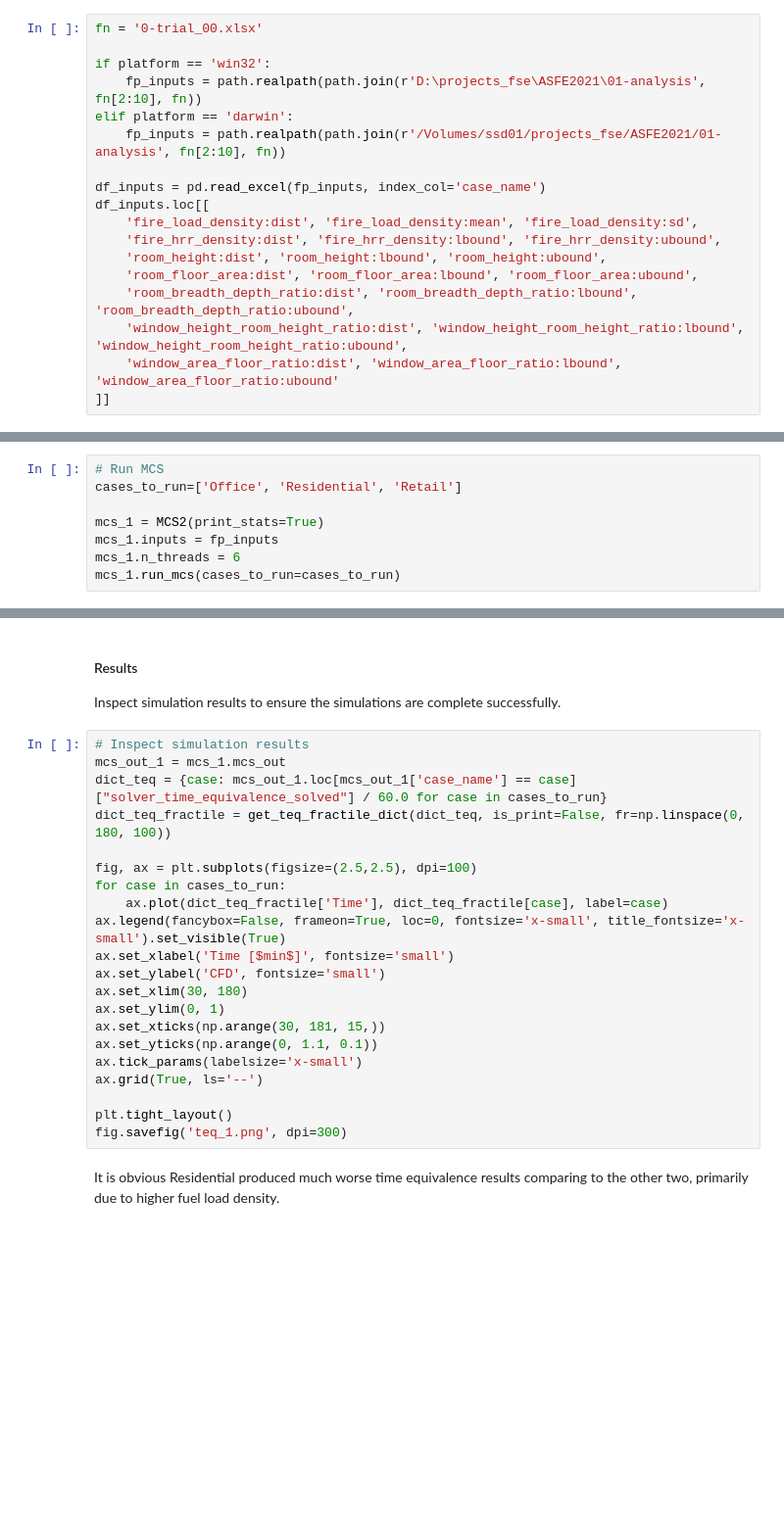
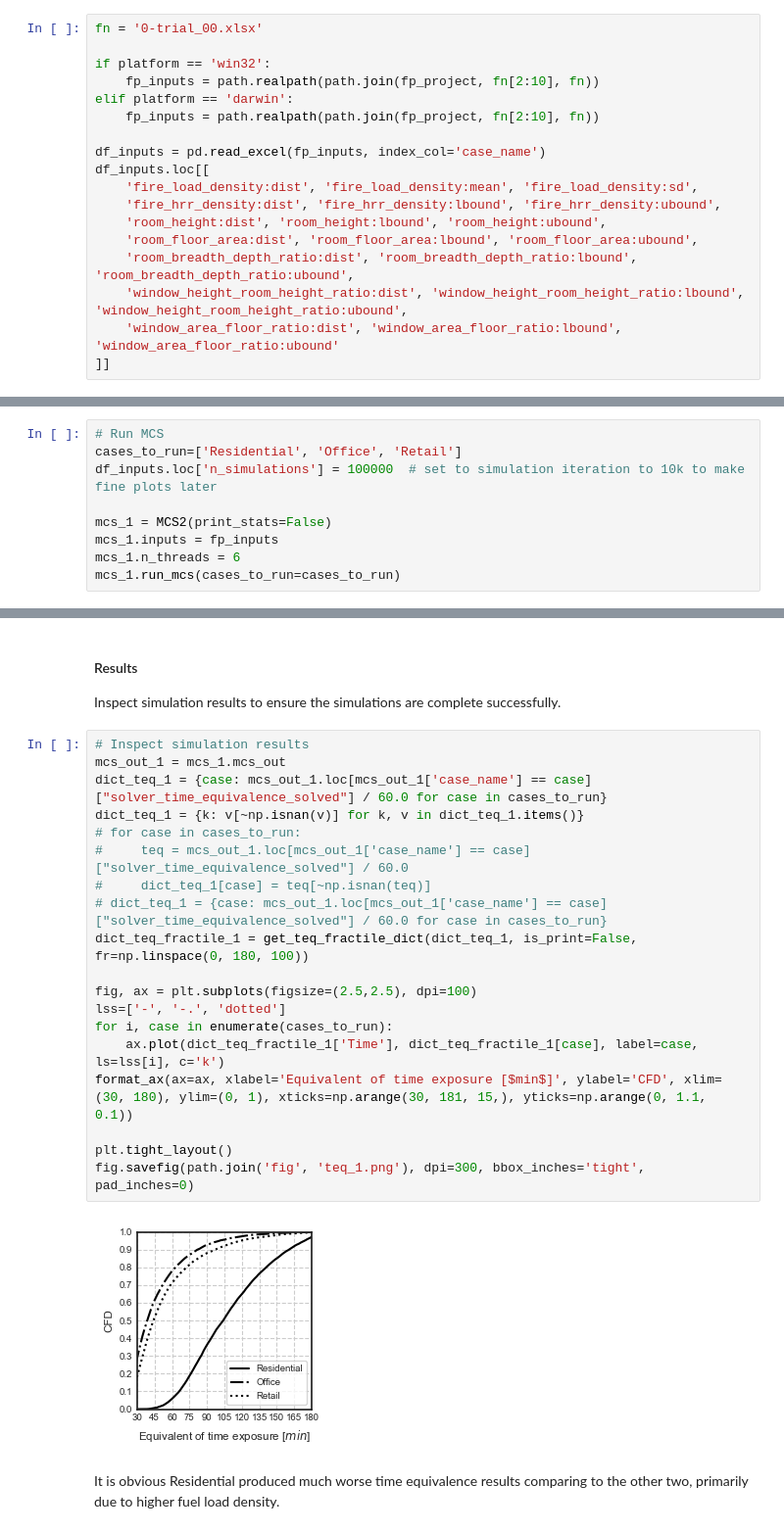
Before and after one commit to fsepy/SFEPRAPY, a Jupyter notebook: demos/asfe2021.ipynb, the cells around one changed output, grey strips where cells are left out. Shown at 98% size. Cells and saved outputs as stored; diff of their text form; blank space fills up the shorter version.

```diff
--- a/demos/asfe2021.ipynb
+++ b/demos/asfe2021.ipynb
@@ -81,9 +61,9 @@ The analysis is comprised of three cases: Office, Resiential and Retail. All inp
 fn = '0-trial_00.xlsx'
 
 if platform == 'win32':
-    fp_inputs = path.realpath(path.join(r'D:\projects_fse\ASFE2021\01-analysis', fn[2:10], fn))
+    fp_inputs = path.realpath(path.join(fp_project, fn[2:10], fn))
 elif platform == 'darwin':
-    fp_inputs = path.realpath(path.join(r'/Volumes/ssd01/projects_fse/ASFE2021/01-analysis', fn[2:10], fn))
+    fp_inputs = path.realpath(path.join(fp_project, fn[2:10], fn))
 
 df_inputs = pd.read_excel(fp_inputs, index_col='case_name')
 df_inputs.loc[[
@@ -99,9 +98,10 @@ df_inputs.loc[[
 #### Simulation
 # %%
 # Run MCS
-cases_to_run=['Office', 'Residential', 'Retail']
+cases_to_run=['Residential', 'Office', 'Retail']
+df_inputs.loc['n_simulations'] = 100000  # set to simulation iteration to 10k to make fine plots later
 
-mcs_1 = MCS2(print_stats=True)
+mcs_1 = MCS2(print_stats=False)
 mcs_1.inputs = fp_inputs
 mcs_1.n_threads = 6
 mcs_1.run_mcs(cases_to_run=cases_to_run)
@@ -112,24 +122,24 @@ Inspect simulation results to ensure the simulations are complete successfully.
 # %%
 # Inspect simulation results
 mcs_out_1 = mcs_1.mcs_out
-dict_teq = {case: mcs_out_1.loc[mcs_out_1['case_name'] == case]["solver_time_equivalence_solved"] / 60.0 for case in cases_to_run}
-dict_teq_fractile = get_teq_fractile_dict(dict_teq, is_print=False, fr=np.linspace(0, 180, 100))
+dict_teq_1 = {case: mcs_out_1.loc[mcs_out_1['case_name'] == case]["solver_time_equivalence_solved"] / 60.0 for case in cases_to_run}
+dict_teq_1 = {k: v[~np.isnan(v)] for k, v in dict_teq_1.items()}
+# for case in cases_to_run:
+#     teq = mcs_out_1.loc[mcs_out_1['case_name'] == case]["solver_time_equivalence_solved"] / 60.0
+#     dict_teq_1[case] = teq[~np.isnan(teq)]
+# dict_teq_1 = {case: mcs_out_1.loc[mcs_out_1['case_name'] == case]["solver_time_equivalence_solved"] / 60.0 for case in cases_to_run}
+dict_teq_fractile_1 = get_teq_fractile_dict(dict_teq_1, is_print=False, fr=np.linspace(0, 180, 100))
 
 fig, ax = plt.subplots(figsize=(2.5,2.5), dpi=100)
-for case in cases_to_run:
-    ax.plot(dict_teq_fractile['Time'], dict_teq_fractile[case], label=case)
-ax.legend(fancybox=False, frameon=True, loc=0, fontsize='x-small', title_fontsize='x-small').set_visible(True)
-ax.set_xlabel('Time [$min$]', fontsize='small')
-ax.set_ylabel('CFD', fontsize='small')
-ax.set_xlim(30, 180)
-ax.set_ylim(0, 1)
-ax.set_xticks(np.arange(30, 181, 15,))
-ax.set_yticks(np.arange(0, 1.1, 0.1))
-ax.tick_params(labelsize='x-small')
-ax.grid(True, ls='--')
+lss=['-', '-.', 'dotted']
+for i, case in enumerate(cases_to_run):
+    ax.plot(dict_teq_fractile_1['Time'], dict_teq_fractile_1[case], label=case, ls=lss[i], c='k')
+format_ax(ax=ax, xlabel='Equivalent of time exposure [$min$]', ylabel='CFD', xlim=(30, 180), ylim=(0, 1), xticks=np.arange(30, 181, 15,), yticks=np.arange(0, 1.1, 0.1))
 
 plt.tight_layout()
-fig.savefig('teq_1.png', dpi=300)
+fig.savefig(path.join('fig', 'teq_1.png'), dpi=300, bbox_inches='tight', pad_inches=0)
+# %% [output]
+[figure, added]
 # %% [markdown]
 It is obvious Residential produced much worse time equivalence results comparing to the other two, primarily due to higher fuel load density.
 # %% [markdown]
```
Also changed, not shown: parts of 28 cells of this notebook.
